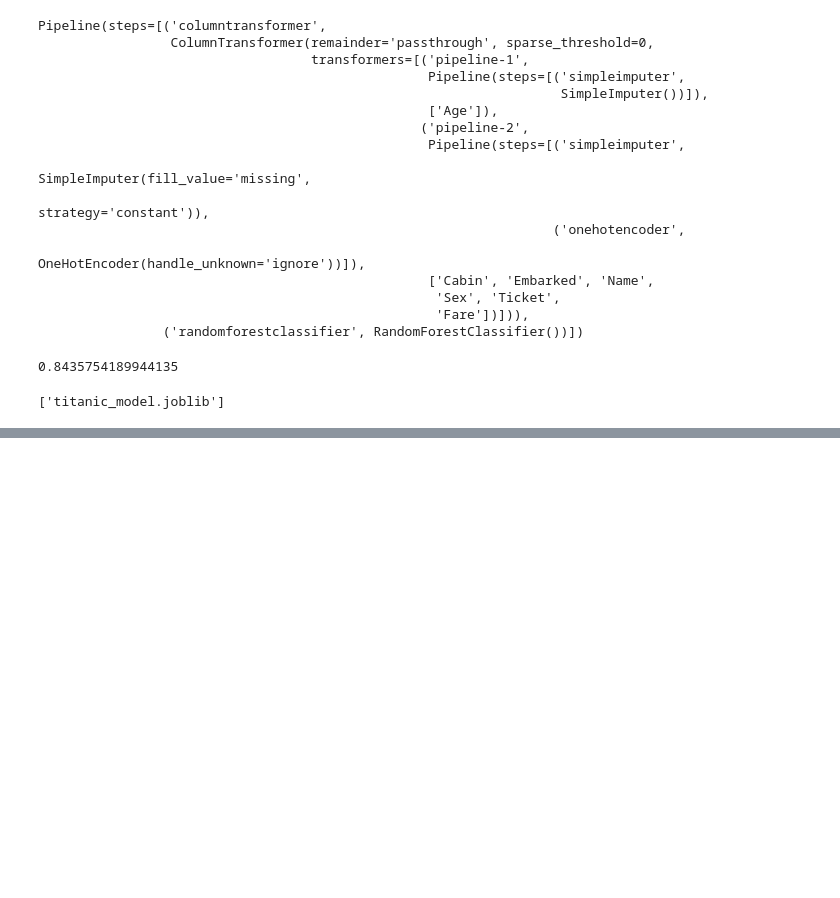
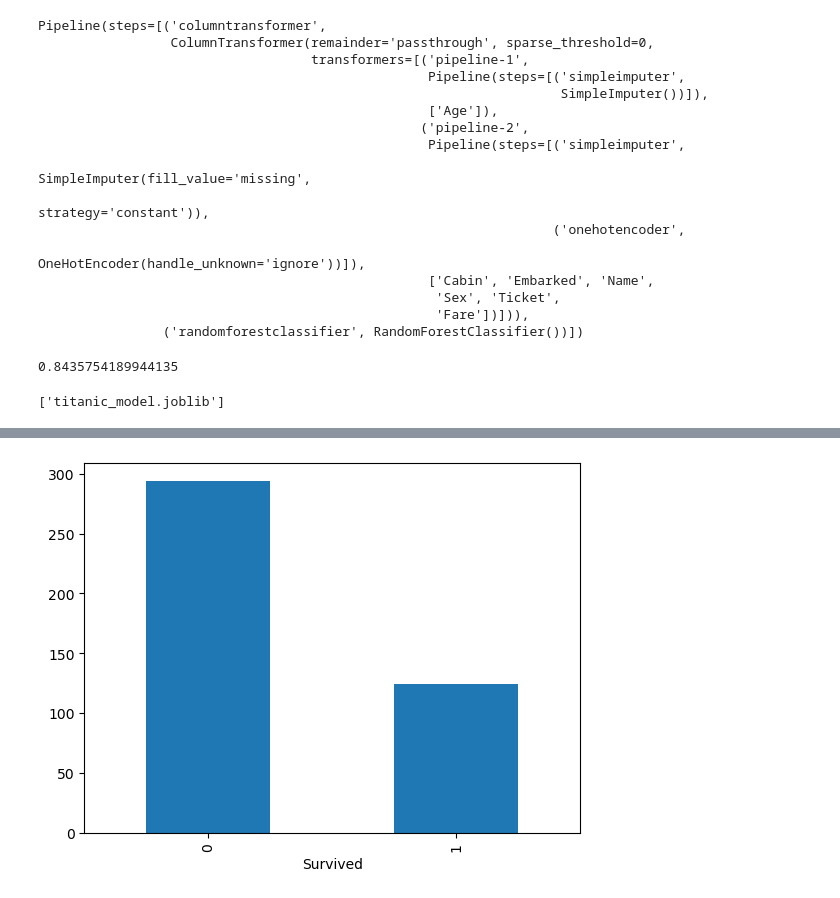
Before and after one commit to msnkr/kaggle_comps, a Jupyter notebook: Titanic - Machine Learning from Disaster/Untitled.ipynb, the cells around one changed output, grey strips where cells are left out. Saved outputs shown, nothing was run; the diff lists cells and outputs as text; code cells hidden in the pictures; blank space fills up the shorter version.

```diff
--- a/Titanic - Machine Learning from Disaster/Untitled.ipynb
+++ b/Titanic - Machine Learning from Disaster/Untitled.ipynb
@@ -146,0 +178,4 @@ test_df.head()
+# %%
+test_df["Survived"].value_counts().plot(kind="bar");
+# %% [output]
+[figure, added]
```
Also changed, not shown: parts of 14 cells of this notebook.
